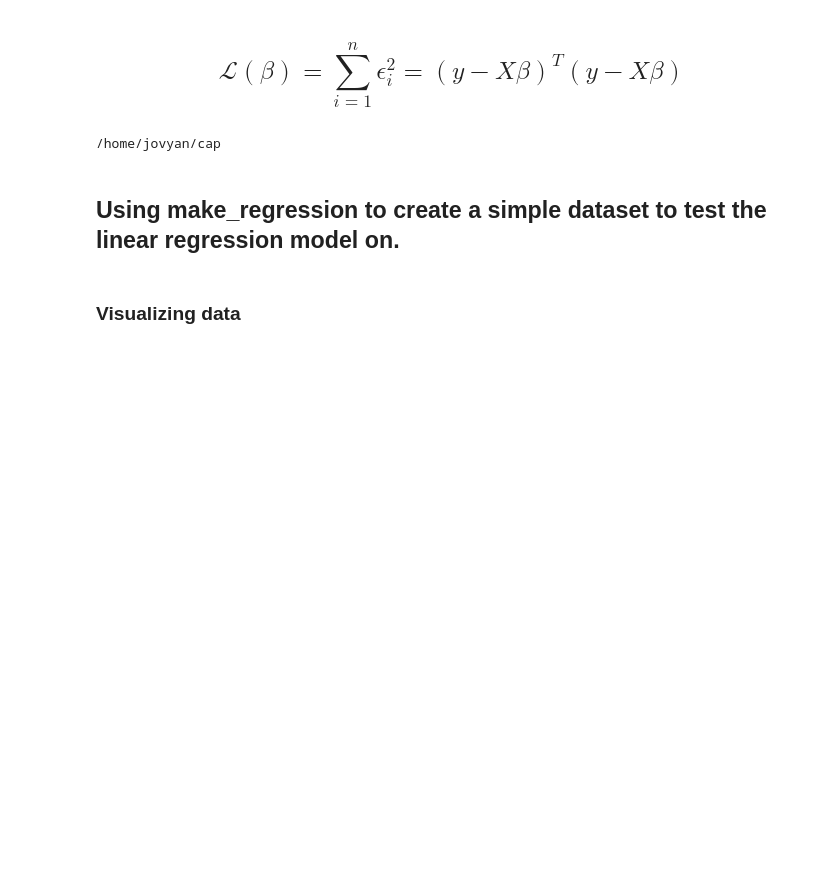
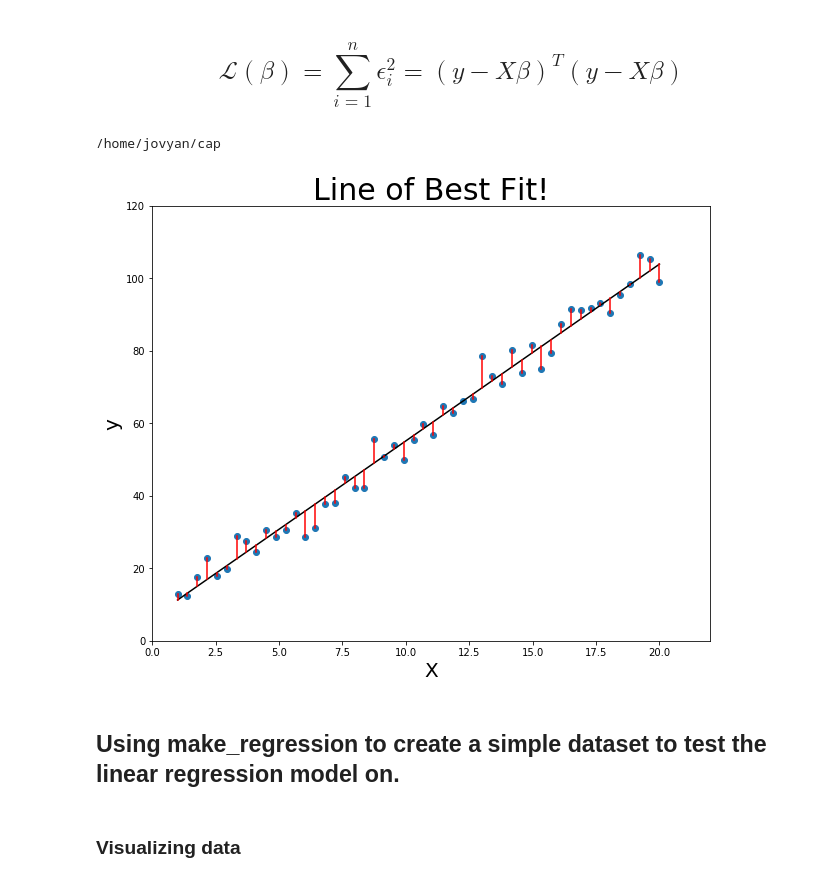
Before and after one commit to jatatman/Cap, a Jupyter notebook: ipynb/Linear_Regression-Make_Regression.ipynb, the cells around one changed output. Cells and saved outputs as stored; diff of their text form; code cells hidden in the pictures; blank space fills up the shorter version.

```diff
--- a/ipynb/Linear_Regression-Make_Regression.ipynb
+++ b/ipynb/Linear_Regression-Make_Regression.ipynb
@@ -15,6 +16,10 @@ cd ..
 # %%
 %run lib/imports.py
 %matplotlib inline
+# %%
+Image('lib/images/lob.png')
+# %% [output]
+[figure, added]
 # %% [markdown]
 ## Using make_regression to create a simple dataset to test the linear regression model on.
 # %%
```
Also changed, not shown: parts of 19 cells of this notebook, 11 other files.
